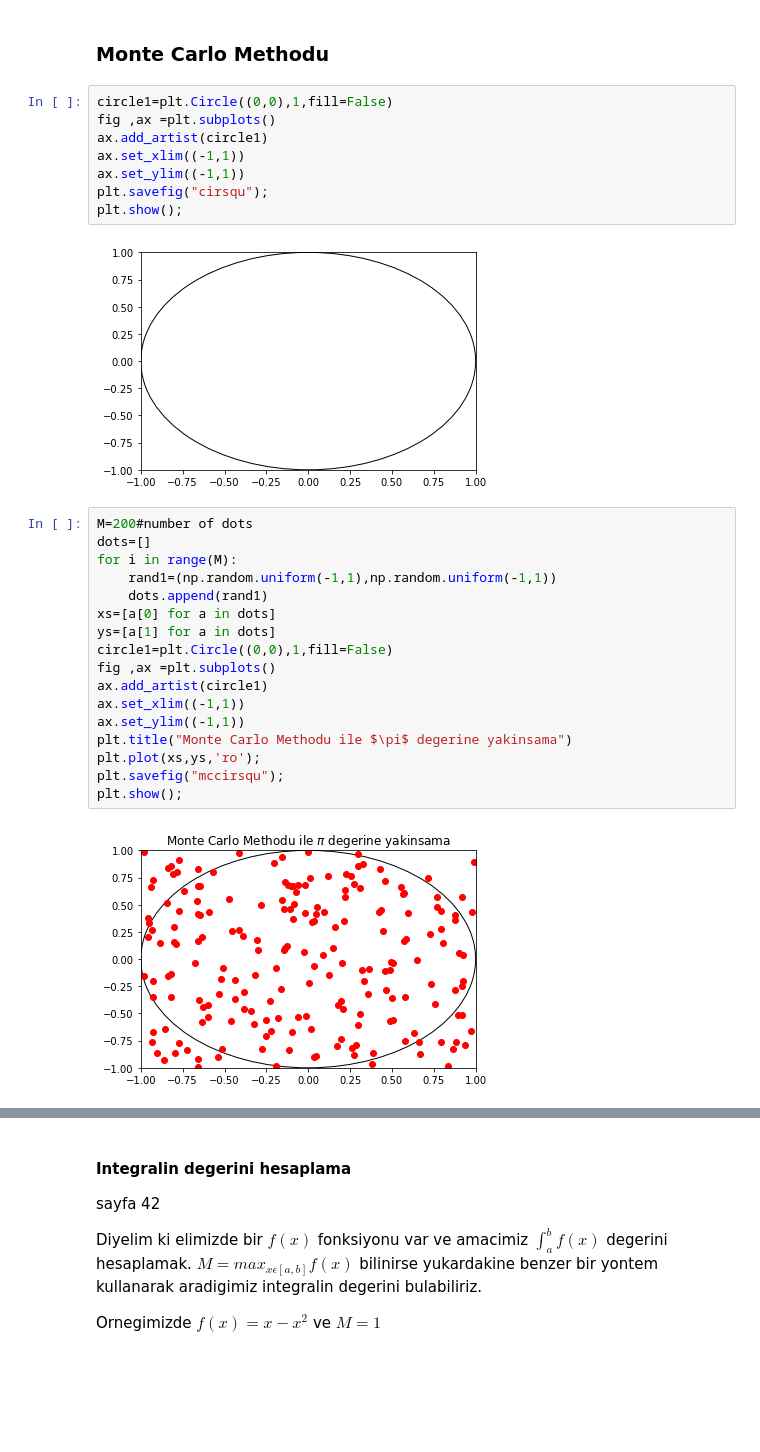
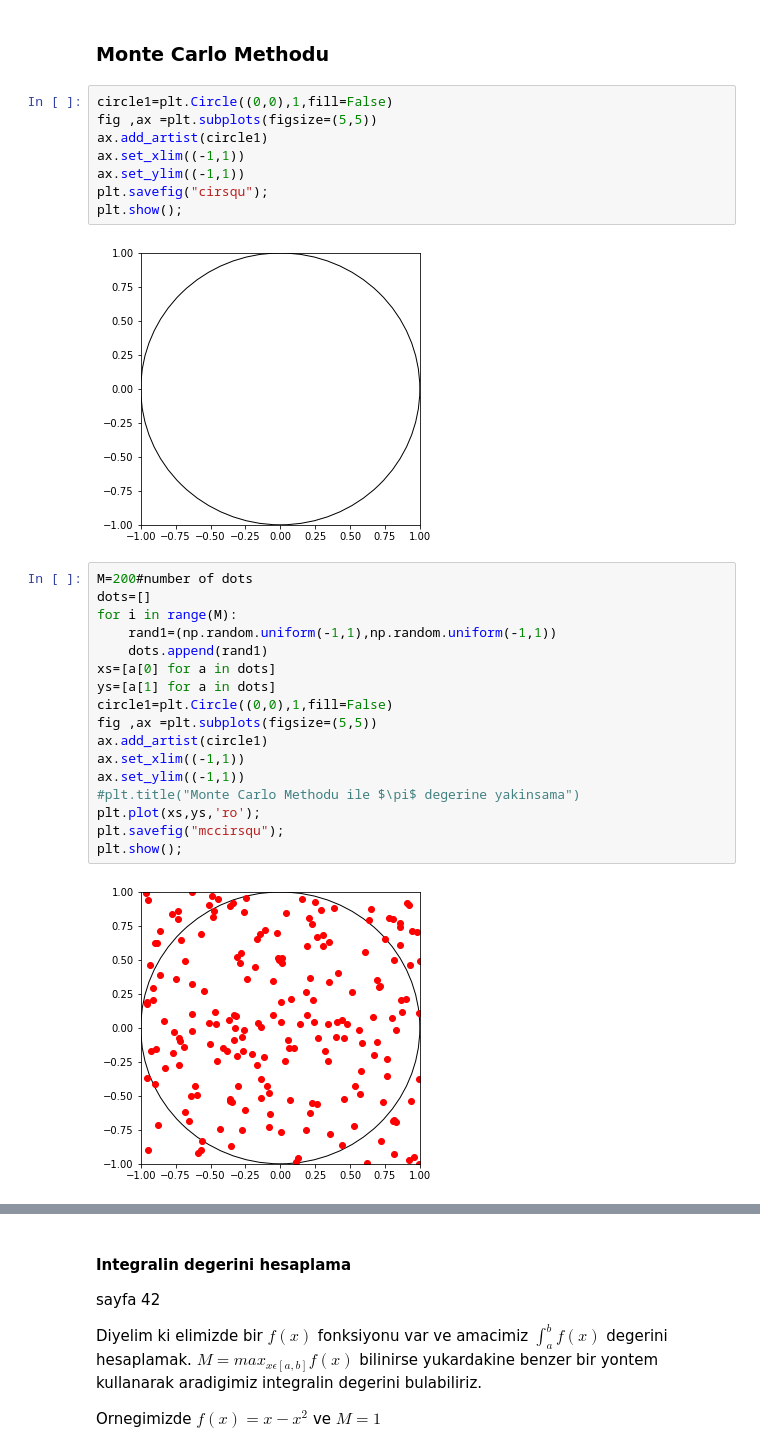
Before and after one commit to ardakdemir/Markov-Zincirleri-Simulasyon, a Jupyter notebook: markovzincirleri.ipynb, the cells around one changed output, grey strips where cells are left out. Cells and saved outputs as stored; diff of their text form; blank space fills up the shorter version.

```diff
--- a/markovzincirleri.ipynb
+++ b/markovzincirleri.ipynb
@@ -796,14 +946,14 @@ plt.show()
 ### Monte Carlo Methodu
 # %%
 circle1=plt.Circle((0,0),1,fill=False)
-fig ,ax =plt.subplots()
+fig ,ax =plt.subplots(figsize=(5,5))
 ax.add_artist(circle1)
 ax.set_xlim((-1,1))
 ax.set_ylim((-1,1))
 plt.savefig("cirsqu");
 plt.show();
 # %% [output]
-[figure, old version]
+[figure, new version]
 # %%
 M=200#number of dots
 dots=[]
@@ -813,16 +963,16 @@ for i in range(M):
 xs=[a[0] for a in dots]
 ys=[a[1] for a in dots]
 circle1=plt.Circle((0,0),1,fill=False)
-fig ,ax =plt.subplots()
+fig ,ax =plt.subplots(figsize=(5,5))
 ax.add_artist(circle1)
 ax.set_xlim((-1,1))
 ax.set_ylim((-1,1))
-plt.title("Monte Carlo Methodu ile $\pi$ degerine yakinsama")
+#plt.title("Monte Carlo Methodu ile $\pi$ degerine yakinsama")
 plt.plot(xs,ys,'ro');
 plt.savefig("mccirsqu");
 plt.show();
 # %% [output]
-[figure, old version]
+[figure, new version]
 # %%
 c=0.0
 n=0
```
Also changed, not shown: parts of 77 cells of this notebook.
